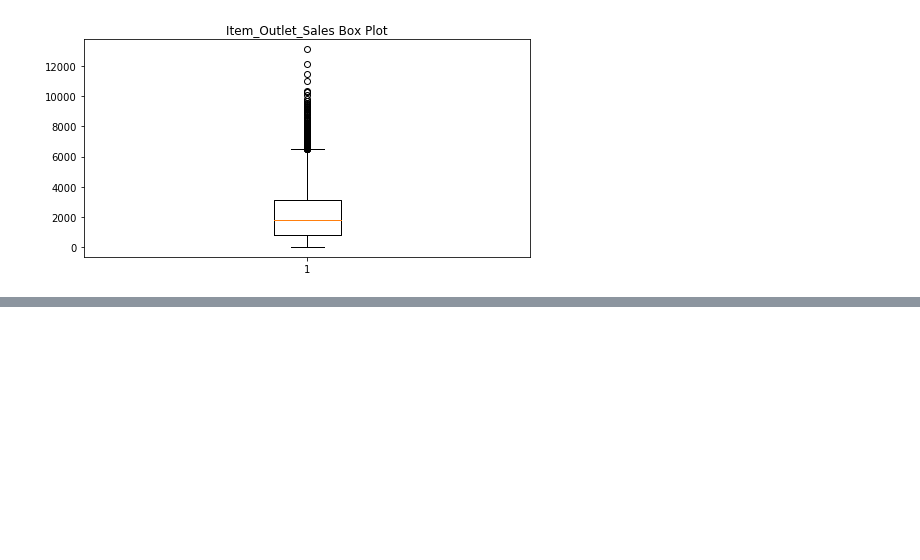
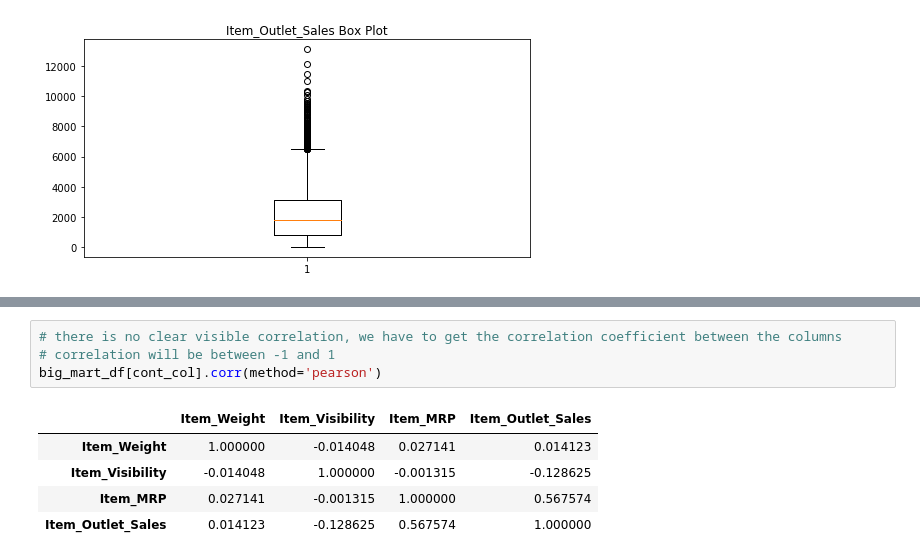
Before and after one commit to JosephKevin/sales_prediction, a Jupyter notebook: regression_prediction.ipynb, the cells around one changed output, grey strips where cells are left out. Drawn from its saved outputs; the diff is of its cells as text; blank space fills up the shorter version.

```diff
--- a/regression_prediction.ipynb
+++ b/regression_prediction.ipynb
@@ -277,0 +306,10 @@ NaN_perc: 0.0%
+# %%
+# there is no clear visible correlation, we have to get the correlation coefficient between the columns
+# correlation will be between -1 and 1
+big_mart_df[cont_col].corr(method='pearson')
+# %% [output]
+|  | Item_Weight | Item_Visibility | Item_MRP | Item_Outlet_Sales |
+| Item_Weight | 1.000000 | -0.014048 | 0.027141 | 0.014123 |
+| Item_Visibility | -0.014048 | 1.000000 | -0.001315 | -0.128625 |
+| Item_MRP | 0.027141 | -0.001315 | 1.000000 | 0.567574 |
+| Item_Outlet_Sales | 0.014123 | -0.128625 | 0.567574 | 1.000000 |
```
Also changed, not shown: parts of 11 cells of this notebook.
